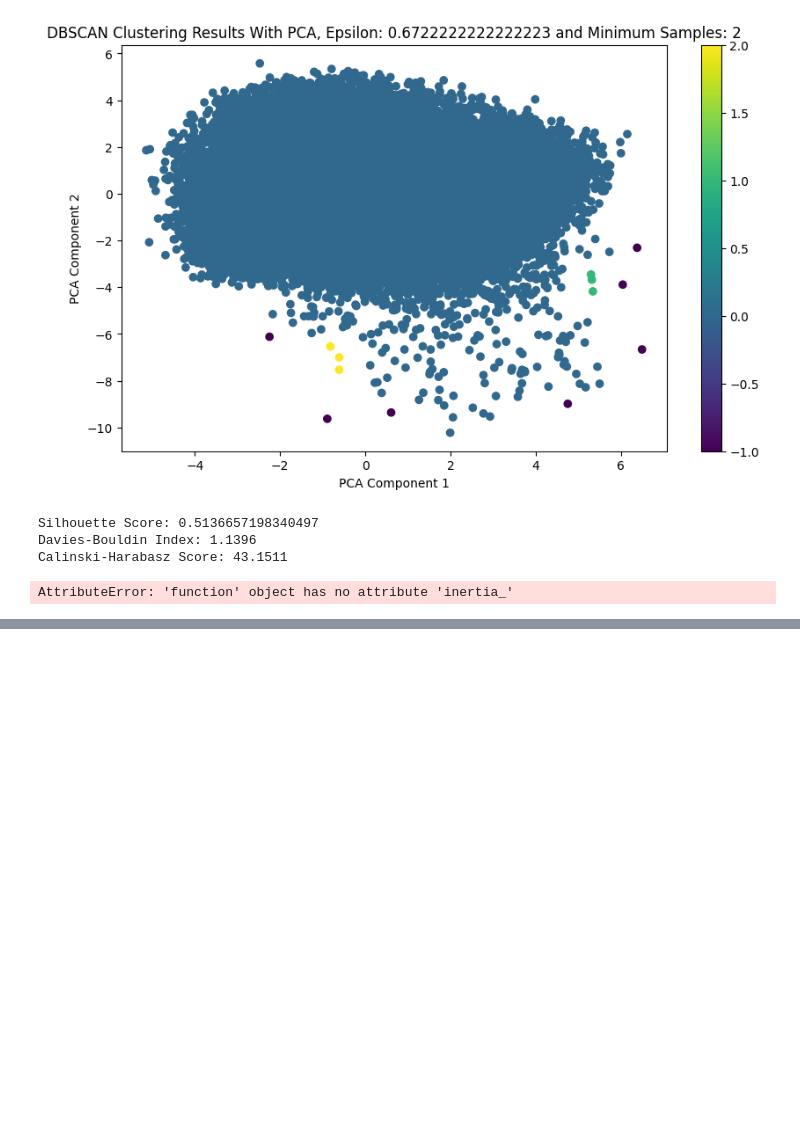
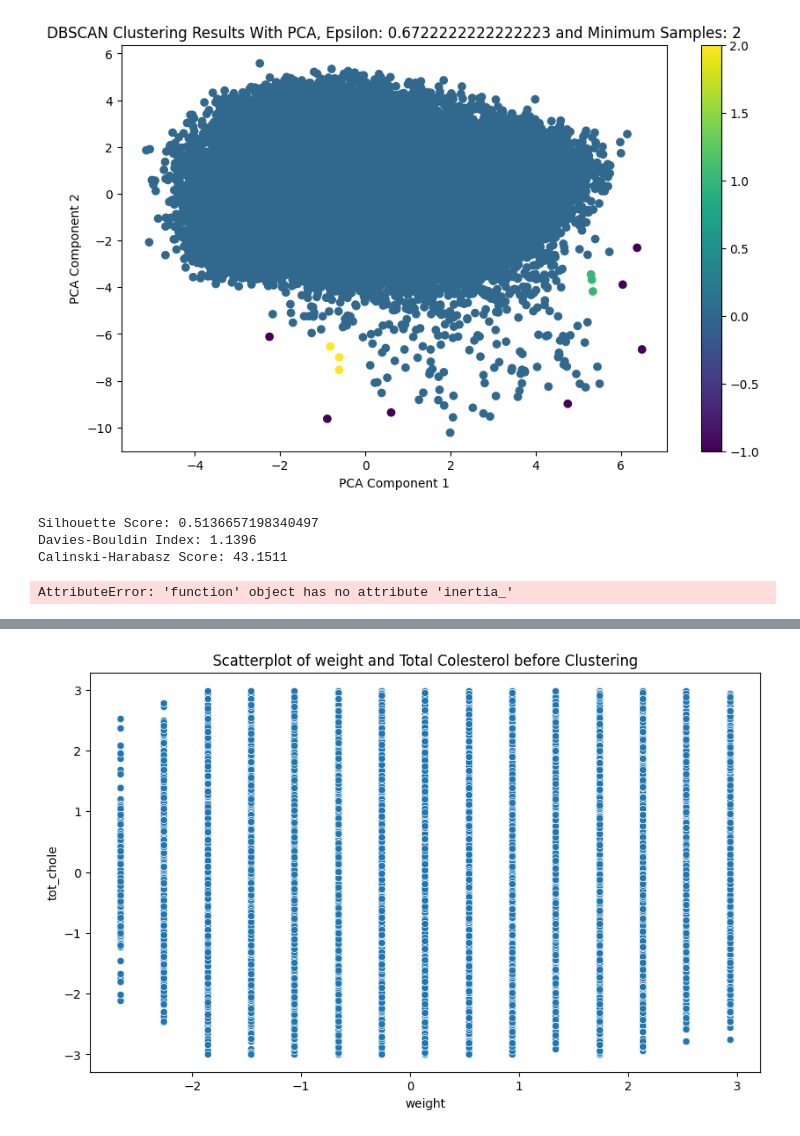
Before and after one commit to philippollmann/it3212-group7-assignment4, a Jupyter notebook: dbscan.ipynb, the cells around one changed output, grey strips where cells are left out. Drawn from its saved outputs; the diff is of its cells as text; code cells hidden in the pictures; blank space fills up the shorter version.

```diff
--- a/dbscan.ipynb
+++ b/dbscan.ipynb
@@ -214,0 +291,14 @@ AttributeError: 'function' object has no attribute 'inertia_'
+# %%
+# Select relevant features for clustering
+features = ['weight', 'tot_chole']
+X = df_health_liver[features]
+
+# Plot the clusters
+plt.figure(figsize=(10, 6))
+sns.scatterplot(x='weight', y='tot_chole', data=X)
+plt.title('Scatterplot of weight and Total Colesterol before Clustering')
+plt.xlabel('weight')
+plt.ylabel('tot_chole')
+plt.show()
+# %% [output]
+[figure, added]
```
Also changed, not shown: parts of 21 cells of this notebook.
